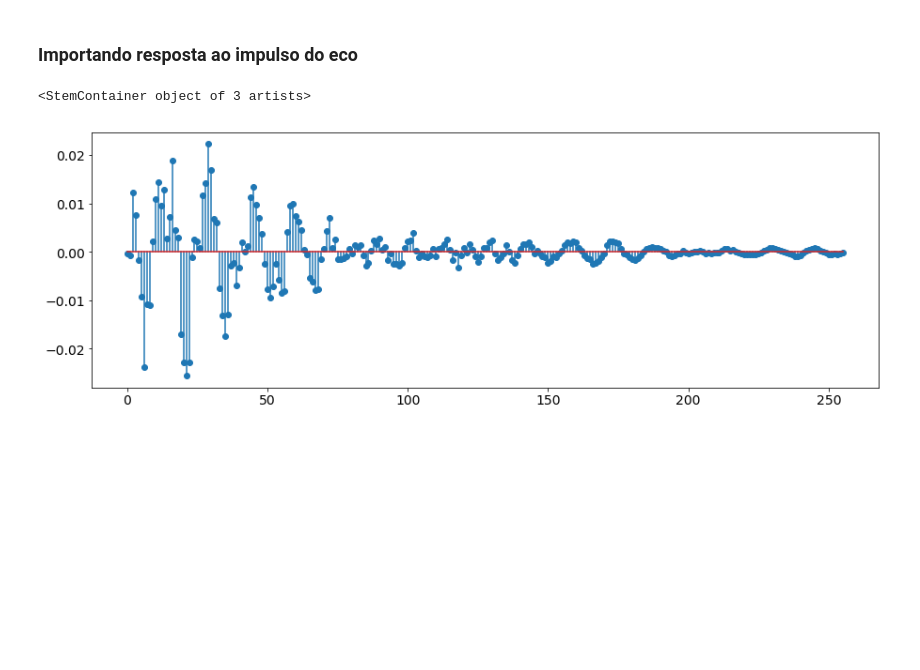
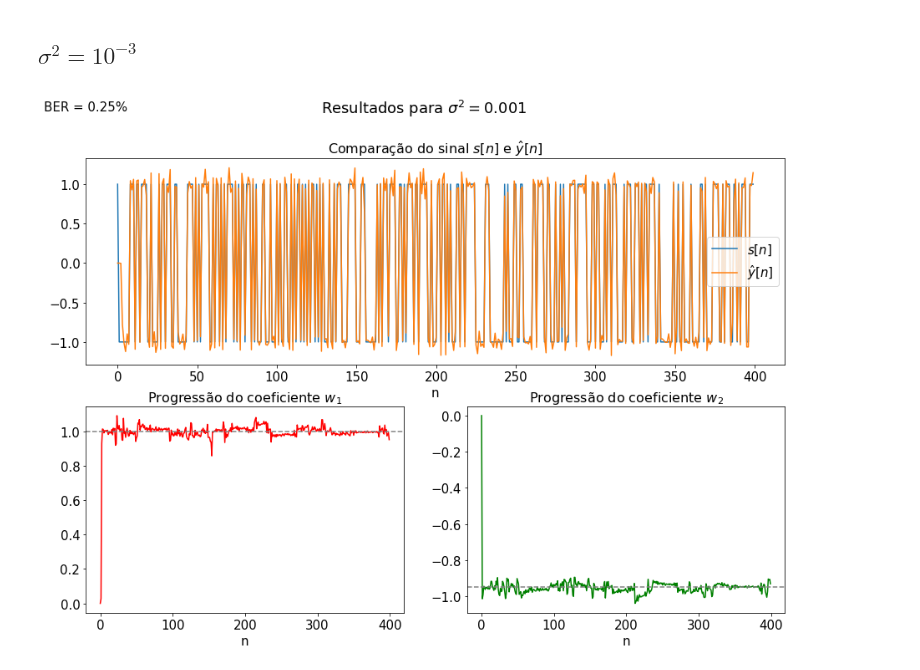
Before and after one commit to henriquemeloo/psi3532-adaptive-filtering, a Jupyter notebook: p2/p2.ipynb, the cells around one changed output. Cells and saved outputs as stored; diff of their text form; code cells hidden in the pictures; blank space fills up the shorter version.

Commit message:
Initial solution. Algorithm parameters can be improved.

```diff
--- a/p2/p2.ipynb
+++ b/p2/p2.ipynb
@@ -10,13 +10,7 @@ from numpy.random import randn
 
 import matplotlib.pyplot as plt
 from matplotlib import rcParams
-rcParams.update({'font.size':14})
 
 from scipy import signal
-from scipy.io import wavfile
 
-import h5py
-
-import sounddevice as sd
-
-from filters import LMS, NLMS, RLS
+from filters import NLMS
@@ -67,7 +16,0 @@ def exp5(a, mu_0, epsilon, L, total_time, N):
-# %%
-n, EMSE_LMS, EMSE_NLMS, EMSE_RLS = exp5(a=0, mu_0=1, epsilon=0, L=.98, total_time=1000, N=100)
-plt.subplots(figsize=(15,10))
-plt.semilogy(n, EMSE_LMS, n, EMSE_NLMS, n, EMSE_RLS)
-plt.title('Curva de aprendizado (EMSE) dos algoritmos com sinal não correlacionado')
-plt.legend(['LMS', 'NLMS', 'RLS'])
-plt.xlabel('n')
@@ -79,7 +16,0 @@ Text(0.5, 0, 'n')
-# %%
-n, EMSE_LMS, EMSE_NLMS, EMSE_RLS = exp5(a=.9, mu_0=.65, epsilon=0, L=.93, total_time=1500, N=100)
-plt.subplots(figsize=(15,10))
-plt.semilogy(n, EMSE_NLMS, n, EMSE_RLS)
-plt.title('Curva de aprendizado (EMSE) dos algoritmos com sinal correlacionado')
-plt.legend(['NLMS', 'RLS'])
-plt.xlabel('n')
@@ -93,14 +16,0 @@ Text(0.5, 0, 'n')
-# %%
-voice_1 = wavfile.read('conversa1.wav')
-voice_2 = wavfile.read('conversa2.wav')
-
-#sd.play(voice_2[1], samplerate=voice_2[0])
-
-plt.figure(figsize=(15,10))
-ax1 = plt.subplot(211)
-plt.plot(np.arange(len(voice_1[1])) * 1 / voice_1[0], voice_1[1])
-ax1.title.set_text('Voice 1')
-ax2 = plt.subplot(212, sharex=ax1)
-plt.plot(np.arange(len(voice_2[1])) * 1 / voice_2[0], voice_2[1])
-ax2.title.set_text('Voice 2')
-plt.xlabel('t')
@@ -110,14 +16,0 @@ Text(0.5, 0, 't')
-# %% [markdown]
-### Importando resposta ao impulso do eco
-# %%
-arrays = {}
-with h5py.File('respimp.mat') as f:
-    for k, v in f.items():
-        arrays[k] = np.array(v)
-echo_path = arrays['ri256'][0]
-
-plt.figure(figsize=(15, 5))
-plt.stem(echo_path)
-# %% [output]
-<StemContainer object of 3 artists>
-[figure, removed]
@@ -123,0 +67,12 @@ plt.stem(echo_path)
+# %% [markdown]
+## $\sigma^2=10^{-3}$
+# %%
+s, nlms_filter = p2(
+    sigma=sqrt(1e-3),
+    total_time=400,
+    mu_0=1,
+    epsilon=0,
+    filename='./images/results1.png'
+)
+# %% [output]
+[figure, added]
```
Also changed, not shown: parts of 12 cells of this notebook, 3 other files.
